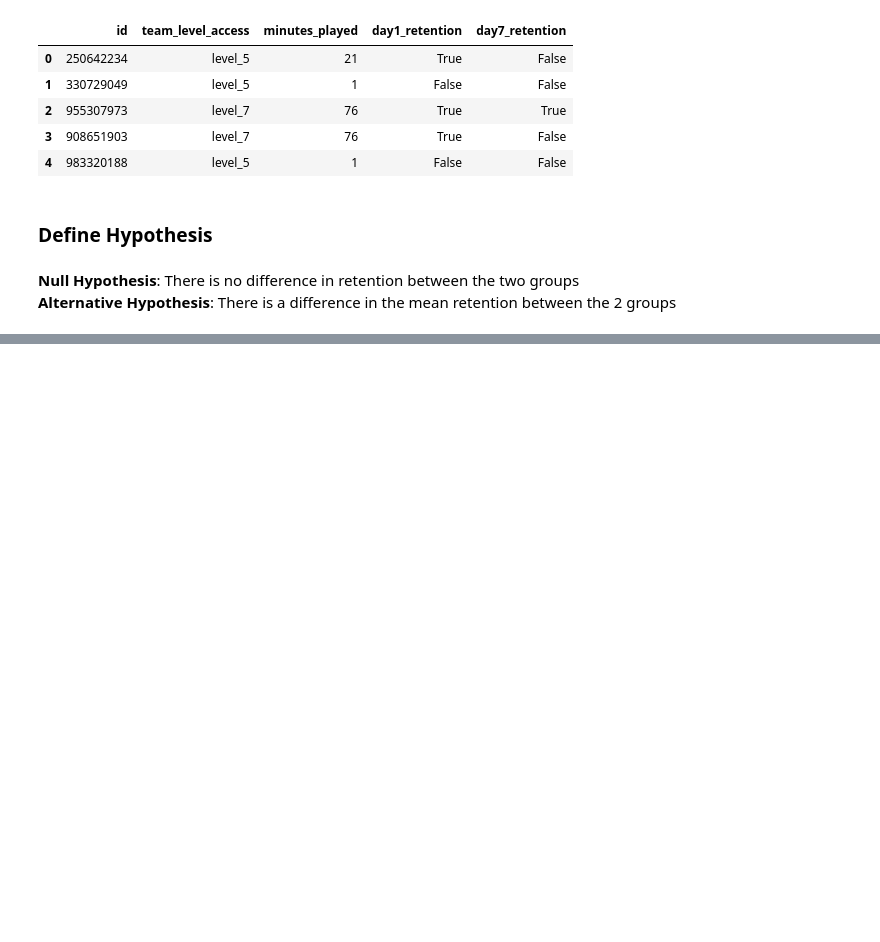
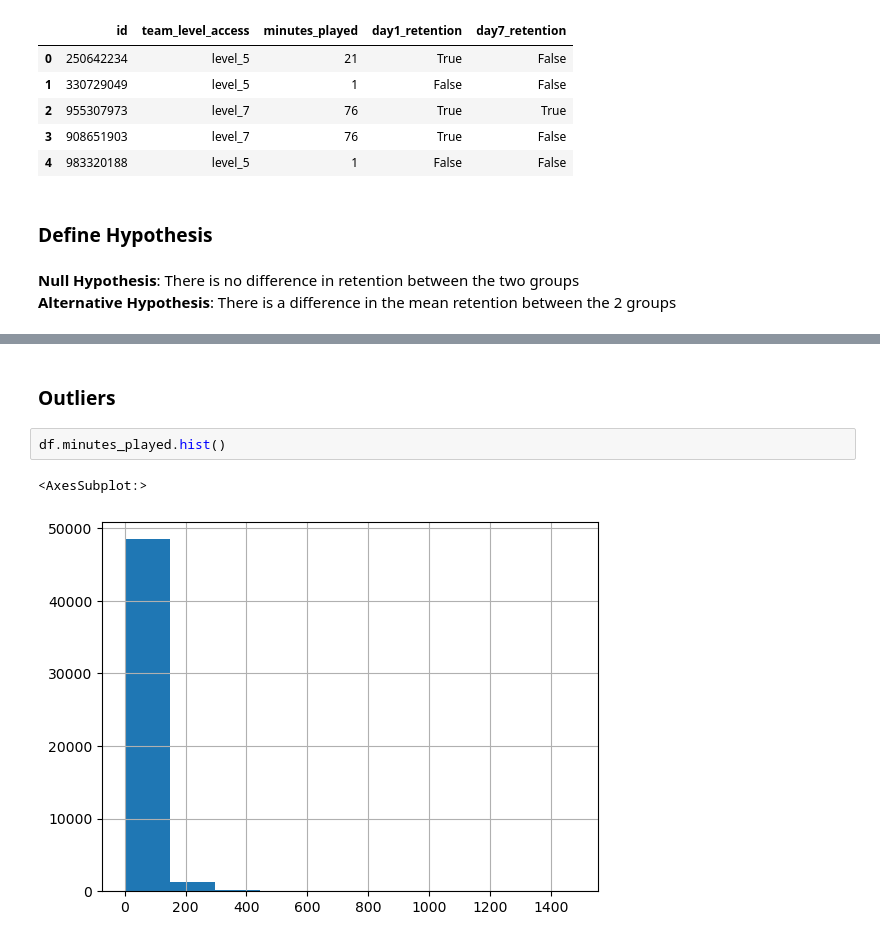
Before and after one commit to JiayiD77/Conjoint-Analysis, a Jupyter notebook: BA/abtest.ipynb, the cells around one changed output, grey strips where cells are left out. Cells and saved outputs as stored; diff of their text form; blank space fills up the shorter version.

```diff
--- a/BA/abtest.ipynb
+++ b/BA/abtest.ipynb
@@ -22,0 +80,7 @@ df.head()
+# %% [markdown]
+### Outliers
+# %%
+df.minutes_played.hist()
+# %% [output]
+<AxesSubplot:>
+[figure, added]
```
Also changed, not shown: parts of 9 cells of this notebook.
